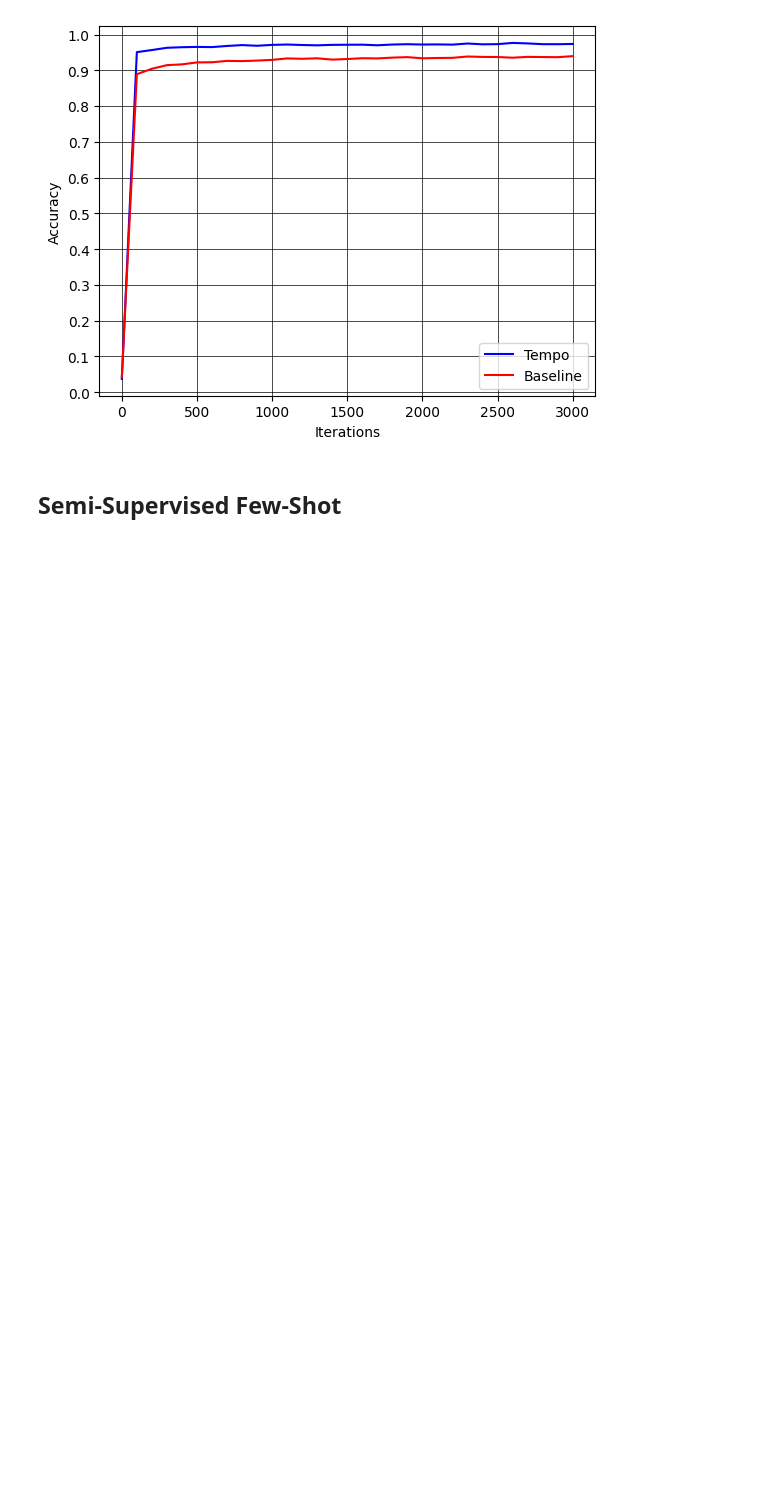
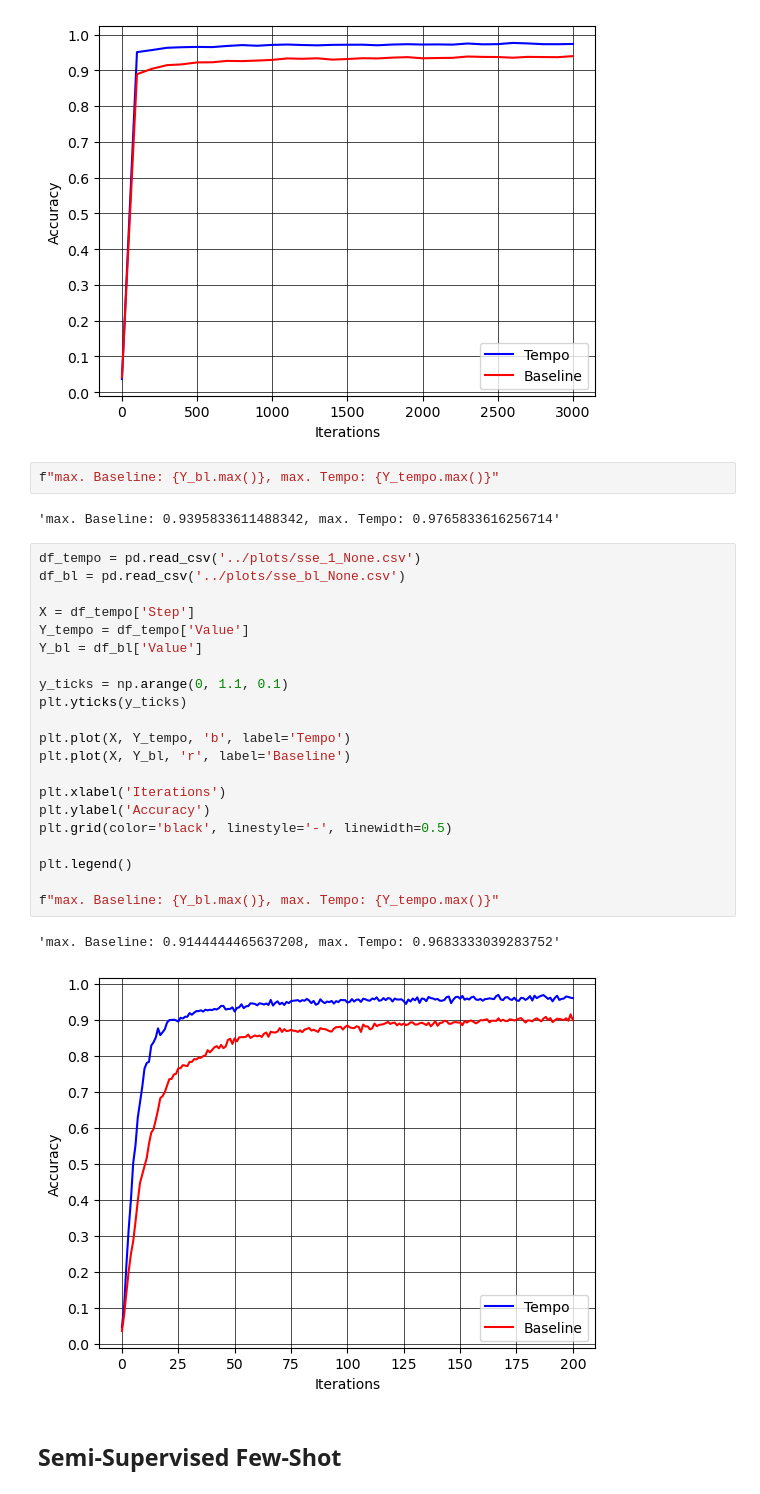
Before and after one commit to myasincifci/tempo, a Jupyter notebook: notebooks/plot_curves.ipynb, the cells around one changed output. Drawn from its saved outputs; the diff is of its cells as text; blank space fills up the shorter version.

```diff
--- a/notebooks/plot_curves.ipynb
+++ b/notebooks/plot_curves.ipynb
@@ -103,6 +103,34 @@ plt.legend()
 # %% [output]
 <matplotlib.legend.Legend at 0x...>
 [figure]
+# %%
+f"max. Baseline: {Y_bl.max()}, max. Tempo: {Y_tempo.max()}"
+# %% [output]
+'max. Baseline: 0.9395833611488342, max. Tempo: 0.9765833616256714'
+# %%
+df_tempo = pd.read_csv('../plots/sse_1_None.csv')
+df_bl = pd.read_csv('../plots/sse_bl_None.csv')
+
+X = df_tempo['Step']
+Y_tempo = df_tempo['Value']
+Y_bl = df_bl['Value']
+
+y_ticks = np.arange(0, 1.1, 0.1)
+plt.yticks(y_ticks)
+
+plt.plot(X, Y_tempo, 'b', label='Tempo')
+plt.plot(X, Y_bl, 'r', label='Baseline')
+
+plt.xlabel('Iterations')
+plt.ylabel('Accuracy')
+plt.grid(color='black', linestyle='-', linewidth=0.5)
+
+plt.legend()
+
+f"max. Baseline: {Y_bl.max()}, max. Tempo: {Y_tempo.max()}"
+# %% [output]
+'max. Baseline: 0.9144444465637208, max. Tempo: 0.9683333039283752'
+[figure, added]
 # %% [markdown]
 ## Semi-Supervised Few-Shot
 # %%
```
Also changed, not shown: 5 other files.
